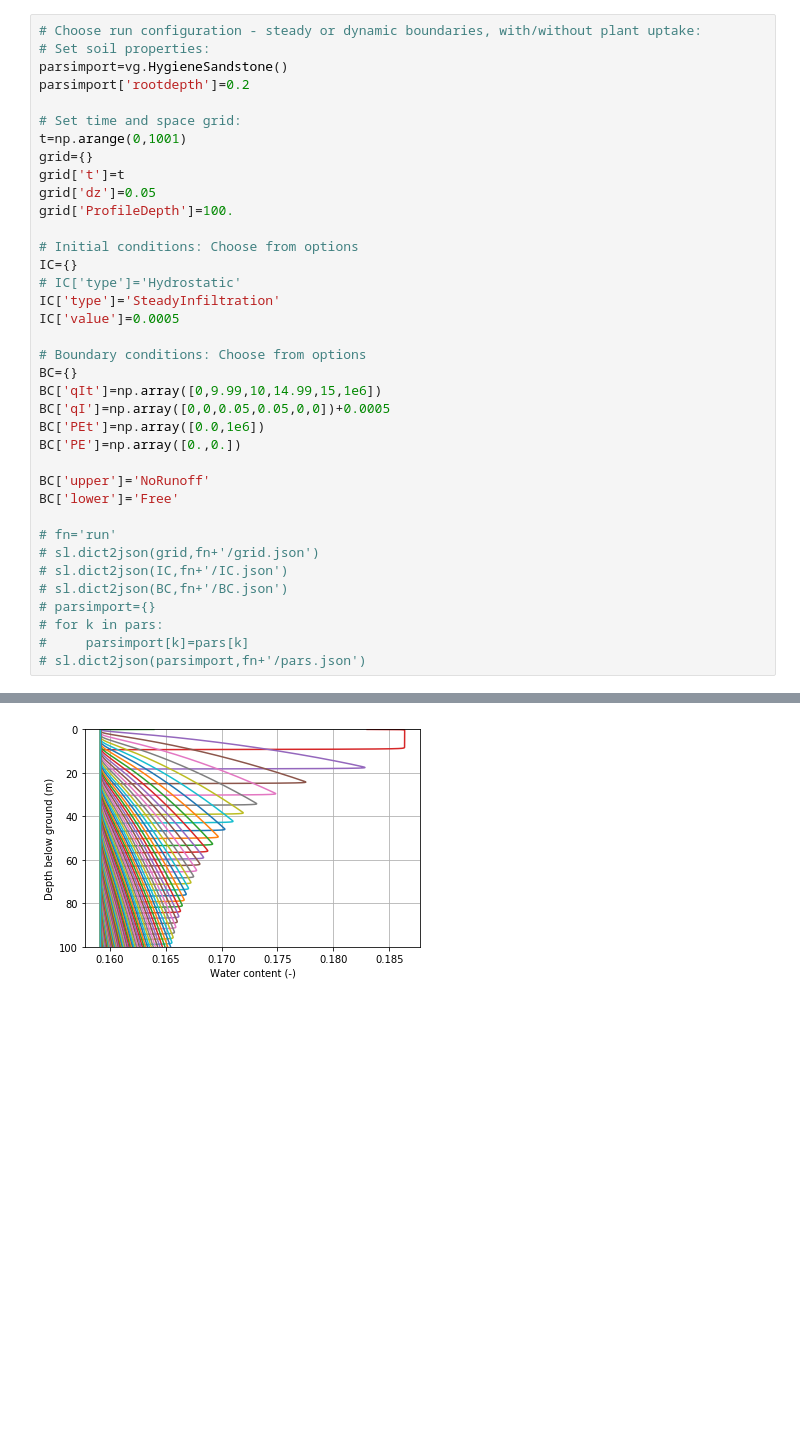
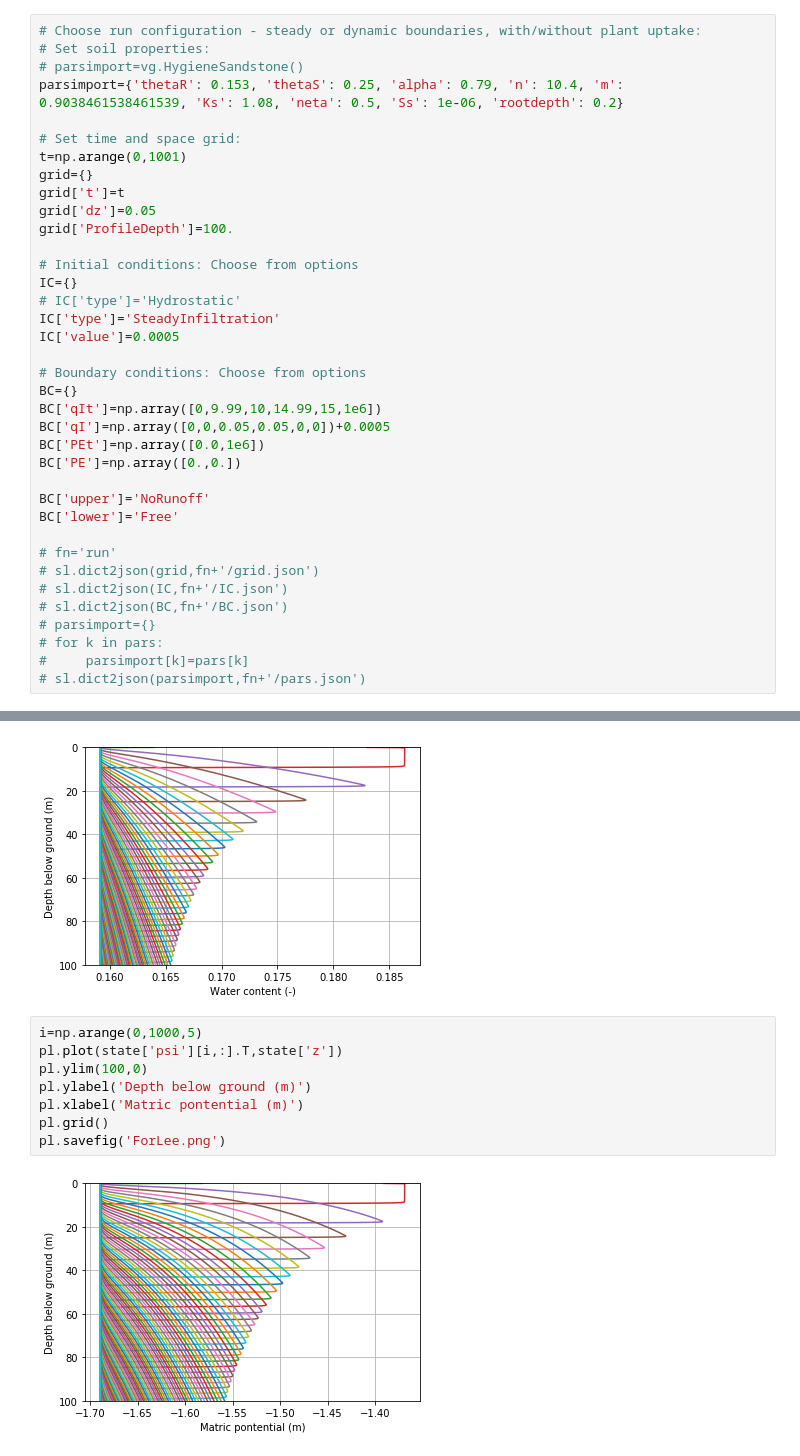
Before and after one commit to amireson/ForMingbin, a Jupyter notebook: Run sand profile.ipynb, the cells around one changed output, grey strips where cells are left out. Saved outputs shown, nothing was run; the diff lists cells and outputs as text; blank space fills up the shorter version.

```diff
--- a/Run sand profile.ipynb
+++ b/Run sand profile.ipynb
@@ -26,8 +26,8 @@ from lib import saveload as sl
 # %%
 # Choose run configuration - steady or dynamic boundaries, with/without plant uptake:
 # Set soil properties:
-parsimport=vg.HygieneSandstone()
-parsimport['rootdepth']=0.2
+# parsimport=vg.HygieneSandstone()
+parsimport={'thetaR': 0.153, 'thetaS': 0.25, 'alpha': 0.79, 'n': 10.4, 'm': 0.9038461538461539, 'Ks': 1.08, 'neta': 0.5, 'Ss': 1e-06, 'rootdepth': 0.2}
 
 # Set time and space grid:
 t=np.arange(0,1001)
@@ -104,3 +107,13 @@ pl.grid()
 pl.savefig('ForLee.png')
 # %% [output]
 [figure]
+# %%
+i=np.arange(0,1000,5)
+pl.plot(state['psi'][i,:].T,state['z'])
+pl.ylim(100,0)
+pl.ylabel('Depth below ground (m)')
+pl.xlabel('Matric pontential (m)')
+pl.grid()
+pl.savefig('ForLee.png')
+# %% [output]
+[figure, added]
```
Also changed, not shown: parts of 1 cell of this notebook.
